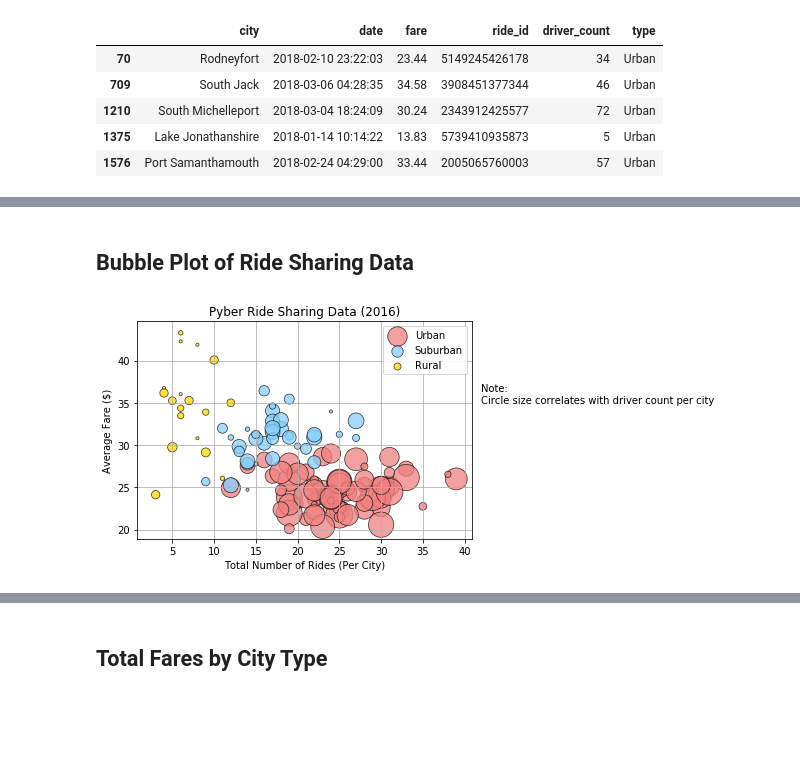
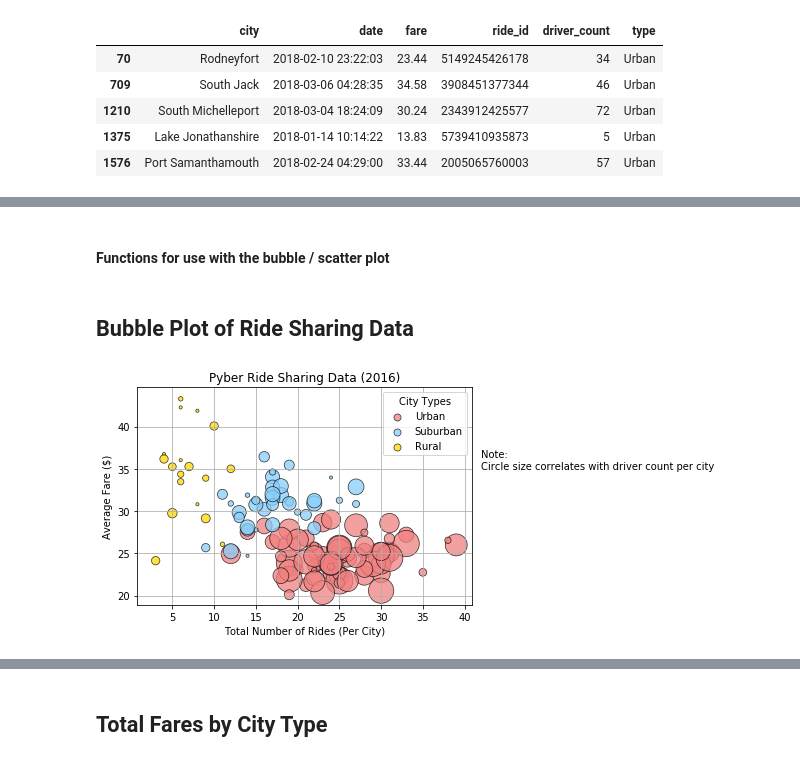
Before and after one commit to ddcruz/matplotlib_challenge, a Jupyter notebook: Pyber/pyber_1.ipynb, the cells around one changed output, grey strips where cells are left out. Drawn from its saved outputs; the diff is of its cells as text; code cells hidden in the pictures; blank space fills up the shorter version.

Commit message:
fixed scatter plot legend and consolidated repeated pie chart code into a function

```diff
--- a/Pyber/pyber_1.ipynb
+++ b/Pyber/pyber_1.ipynb
@@ -47,5 +39,5 @@ df[df.ride_id.isin([5739410935873, 2343912425577, 2005065760003, 5149245426178,
-# %% [markdown]
-## Bubble Plot of Ride Sharing Data
+# %% [markdown]
+#### Functions for use with the bubble / scatter plot
 # %%
 """
 Function to get the color based on  the city_type
@@ -82,35 +74,41 @@ def get_plot_param_values(df, city_type):
     s_sizes = data1[data1.city_type == city_type].driver_count*10
     color = get_color(city_type)
     return x_axis, y_axis, s_sizes, color
+# %% [markdown]
+## Bubble Plot of Ride Sharing Data
 # %%
 #prep data
 data = df.groupby('city').agg({'city': 'count'
                                , 'fare': 'mean'}).rename(columns={'city': 'total_number_of_rides_per_city'
                                                                   , 'fare': 'average_fare_by_city'}).reset_index().set_index('city')
 data1 = pd.merge(df_city, data, how="inner", on=["city", "city"]).rename(columns={"type": "city_type"})
 
 #enumerate thru the 3 city types
 for i, city_type in enumerate(data1.city_type.unique()):
     x_axis, y_axis, s_sizes, color = get_plot_param_values(data1, city_type)
     # Build the scatter plots for each city types
     plt.scatter(x_axis, y_axis, c=color, s=s_sizes, alpha=.75, edgecolors='black', linewidths=.75)
 
 # Create a legend
-plt.legend(labels=data1.city_type.unique(), loc='upper right')
+lgd = plt.legend(labels=data1.city_type.unique(), loc='upper right', title='City Types')
+
+# change the size of the bubbles in the legend
+for handle in lgd.legendHandles:
+    handle.set_sizes([50.0])
 
 # Incorporate the other graph properties
 plt.title("Pyber Ride Sharing Data (2016)")
 plt.xlabel("Total Number of Rides (Per City)")
 plt.ylabel("Average Fare ($)")
 plt.grid()
 
 # Incorporate a text label regarding circle size
 plt.text(x=42, y=35, s='Note: \nCircle size correlates with driver count per city')
 
 # Save Figure
 plt.savefig("../Images/pyber_bubble.png")
 
 # Show plot
 plt.show()
 # %% [output]
-[figure, old version]
+[figure, new version]
```
Also changed, not shown: parts of 10 cells of this notebook.
